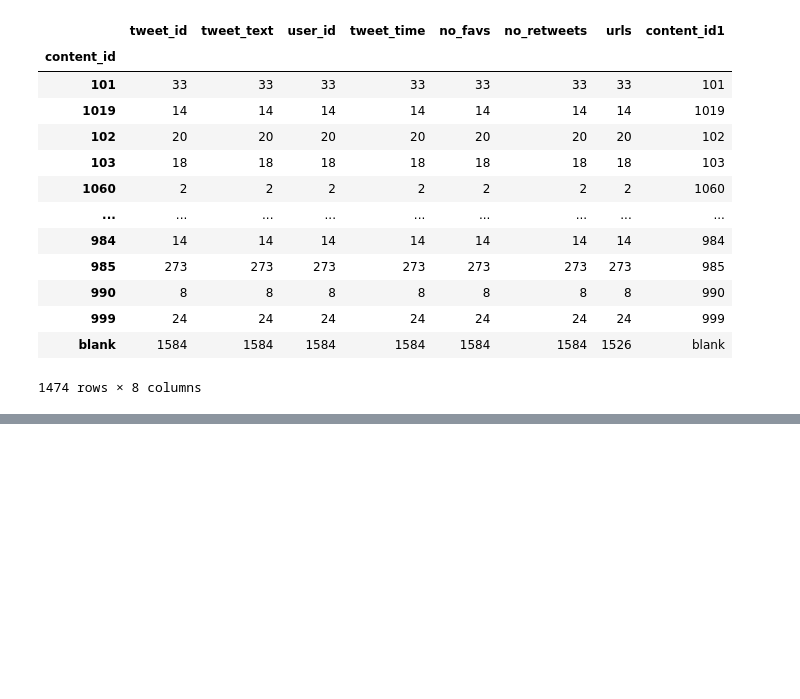
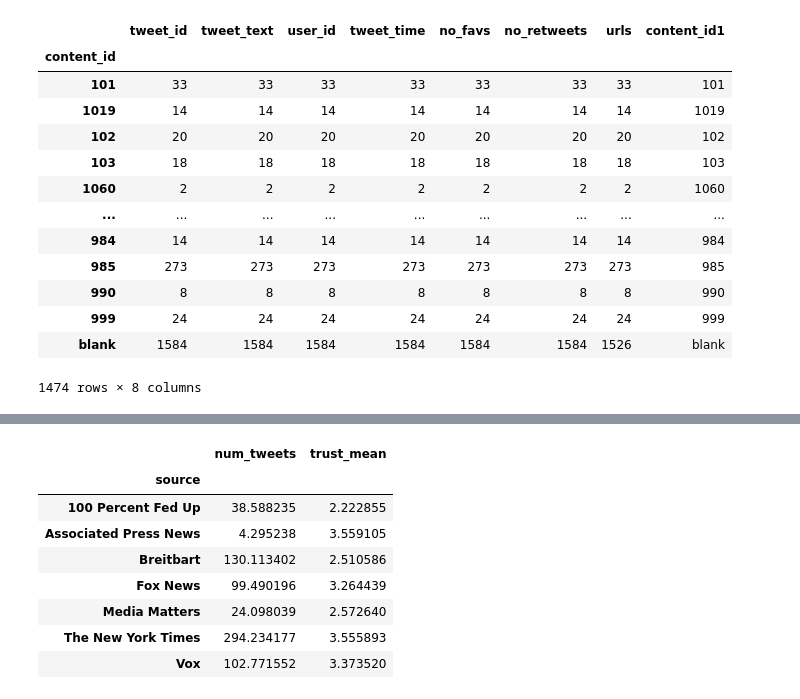
Before and after one commit to fagan2888/tweet-url-relationships, a Jupyter notebook: notebooks/Tweet Trust Correlation.ipynb, the cells around one changed output, grey strips where cells are left out. Cells and saved outputs as stored; diff of their text form; code cells hidden in the pictures; blank space fills up the shorter version.

```diff
--- a/notebooks/Tweet Trust Correlation.ipynb
+++ b/notebooks/Tweet Trust Correlation.ipynb
@@ -179,0 +226,12 @@ corr_df
+# %%
+corr_df1.groupby(['source']).mean()
+# %% [output]
+|  | num_tweets | trust_mean |
+| source |  |  |
+| 100 Percent Fed Up | 38.588235 | 2.222855 |
+| Associated Press News | 4.295238 | 3.559105 |
+| Breitbart | 130.113402 | 2.510586 |
+| Fox News | 99.490196 | 3.264439 |
+| Media Matters | 24.098039 | 2.572640 |
+| The New York Times | 294.234177 | 3.555893 |
+| Vox | 102.771552 | 3.373520 |
```
Also changed, not shown: parts of 7 cells of this notebook.
